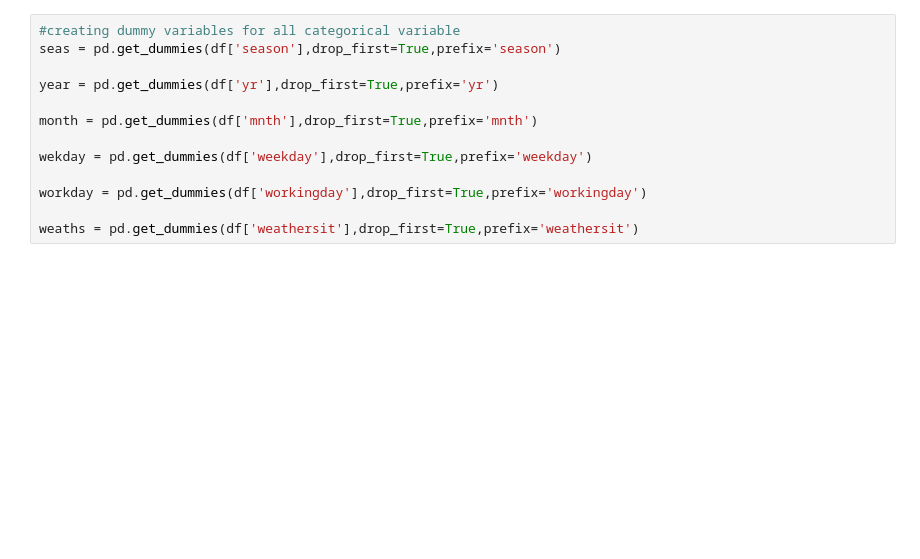
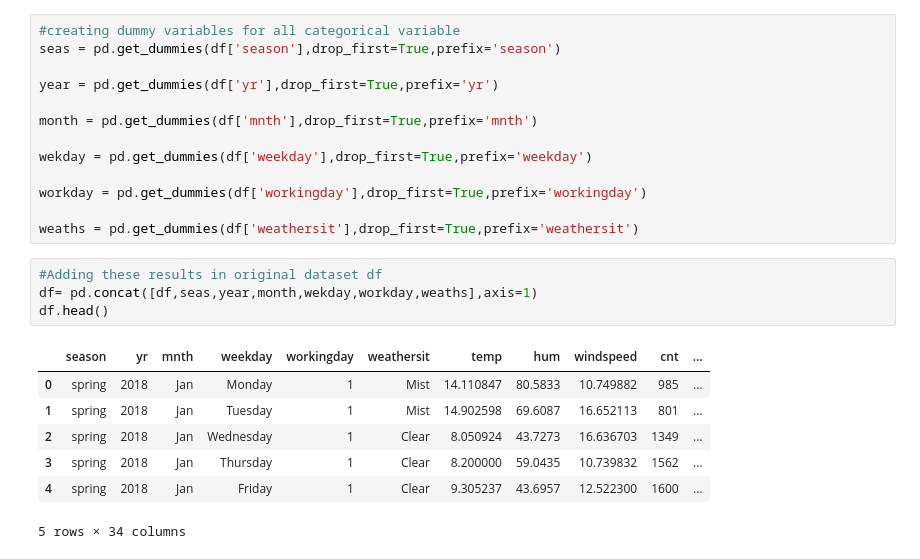
Before and after one commit to shikharverma96/Bike_Sharing, a Jupyter notebook: Bike_Sharing_Demand.ipynb, the cells around one changed output. Drawn from its saved outputs; the diff is of its cells as text; blank space fills up the shorter version.

Commit message:
Concatinating dummy variables with main dataset

```diff
--- a/Bike_Sharing_Demand.ipynb
+++ b/Bike_Sharing_Demand.ipynb
@@ -202,3 +202,15 @@ wekday = pd.get_dummies(df['weekday'],drop_first=True,prefix='weekday')
 workday = pd.get_dummies(df['workingday'],drop_first=True,prefix='workingday')
 
 weaths = pd.get_dummies(df['weathersit'],drop_first=True,prefix='weathersit')
+# %%
+#Adding these results in original dataset df
+df= pd.concat([df,seas,year,month,wekday,workday,weaths],axis=1)
+df.head()
+# %% [output]
+|  | season | yr | mnth | weekday | workingday | weathersit | temp | hum | windspeed | cnt | ... |
+| 0 | spring | 2018 | Jan | Monday | 1 | Mist | 14.110847 | 80.5833 | 10.749882 | 985 | ... |
+| 1 | spring | 2018 | Jan | Tuesday | 1 | Mist | 14.902598 | 69.6087 | 16.652113 | 801 | ... |
+| 2 | spring | 2018 | Jan | Wednesday | 1 | Clear | 8.050924 | 43.7273 | 16.636703 | 1349 | ... |
+| 3 | spring | 2018 | Jan | Thursday | 1 | Clear | 8.200000 | 59.0435 | 10.739832 | 1562 | ... |
+| 4 | spring | 2018 | Jan | Friday | 1 | Clear | 9.305237 | 43.6957 | 12.522300 | 1600 | ... |
+5 rows × 34 columns
```
